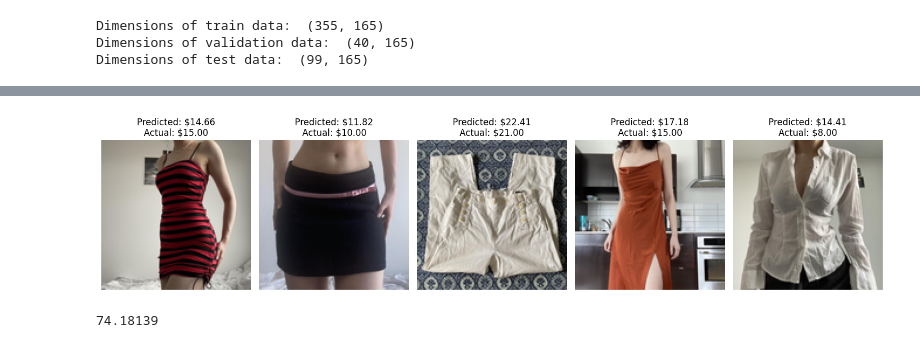
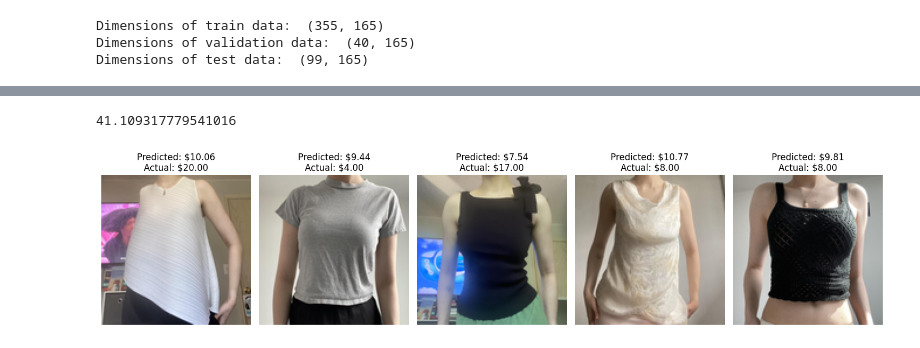
Before and after one commit to mmlegate/Depop-Data-Analysis, a Jupyter notebook: depop_cnn.ipynb, the cells around one changed output, grey strips where cells are left out. Drawn from its saved outputs; the diff is of its cells as text; code cells hidden in the pictures.

```diff
--- a/depop_cnn.ipynb
+++ b/depop_cnn.ipynb
@@ -25,7 +24,7 @@ drive.mount('/content/drive')
 Drive already mounted at /content/drive; to attempt to forcibly remount, call drive.mount("/content/drive", force_remount=True).
 # %%
 # Read CSV file that contains corresponding item data
-data = pd.read_csv('depop_item_details_complete.csv')
+data = pd.read_csv('/content/drive/MyDrive/depop_item_details_complete.csv')
 data = data.drop(columns=['Image', 'Date', 'Location'])
 data.head()
 # %% [output]
@@ -152,3 +123,10 @@ data['Description'] = list(description_vectors)
+# %%
+# Initialize pre-trained BERT model and tokenizer
+bert_model = BertModel.from_pretrained('bert-base-uncased')
+bert_tokenizer = BertTokenizer.from_pretrained('bert-base-uncased')
+
+# Initialize vocab_size for later use
+vocab_size = bert_tokenizer.vocab_size
 # %%
 # Scale Price listed values to help neural network
 scaler = StandardScaler()
@@ -215,8 +248,9 @@ train_dataset = DepopDataset(train_data)
 val_dataset = DepopDataset(val_data)
 test_dataset = DepopDataset(test_data)
 
-batch_size = 20  # Adjust as needed
+batch_size = 10  # Adjust as needed
 
-train_loader = DataLoader(train_dataset, batch_size=batch_size, shuffle=True)
-val_loader = DataLoader(val_dataset, batch_size=batch_size, shuffle=False)
-test_loader = DataLoader(test_dataset, batch_size=batch_size, shuffle=False)
+# Instantiate DataLoader with custom collate function
+train_loader = DataLoader(train_dataset, batch_size=batch_size, shuffle=True, collate_fn=custom_collate_fn) # We only care about shuffling the training dataset
+val_loader = DataLoader(val_dataset, batch_size=batch_size, shuffle=False, collate_fn=custom_collate_fn)
+test_loader = DataLoader(test_dataset, batch_size=batch_size, shuffle=False, collate_fn=custom_collate_fn)
@@ -425,16 +561,18 @@ test_loss = 0.0
 predictions = []
 actuals = []
 with torch.no_grad():
-    for test_inputs, test_labels in test_loader:
-        test_image = test_inputs[:, :128*128*3].view(-1, 3, 128, 128)
-        test_description = test_inputs[:, 128*128*3:128*128*3+1000]
-        test_other_features = test_inputs[:, 128*128*3+1000:]
+    for test_batch in test_loader:
+        test_image = test_batch['images']
+        test_input_ids = test_batch['input_ids']
+        test_attention_mask = test_batch['attention_masks']
+        test_other_features = test_batch['other_features']
+        test_label = test_batch['labels']
 
-        test_outputs = model(test_image, test_description, test_other_features)
-        test_loss += criterion(test_outputs, test_labels.view(-1, 1)).item()
+        test_outputs = model(test_image, test_input_ids, test_other_features, test_attention_mask)
+        test_loss += criterion(test_outputs, test_label.view(-1, 1)).item()
 
         predictions.extend(test_outputs.view(-1).cpu().numpy())
-        actuals.extend(test_labels.cpu().numpy())
+        actuals.extend(test_label.cpu().numpy())
 
 avg_test_loss = test_loss / len(test_loader)
 print(f'Test Loss: {avg_test_loss:.4f}')
@@ -443,36 +581,40 @@ Test Loss: 113.6375
+# %%
+calculate_mape(torch.tensor(predictions),torch.tensor(actuals))
+# %% [output]
+41.109317779541016
 # %%
 # Now we'll visualize model performance
 num_samples = 5  # Adjust based on how many you want to see
 real_values = actuals[-num_samples: ]
 predicted_values = predictions[-num_samples: ]
 
 # Define the mean and std values used for normalization
 mean = torch.tensor([0.485, 0.456, 0.406])
 std = torch.tensor([0.229, 0.224, 0.225])
 
 # Function to reverse normalization
 def reverse_normalize(tensor):
     return tensor * std[:, None, None] + mean[:, None, None]
 
 plt.figure(figsize=(15, 10))
 
-for i, input  in enumerate(test_inputs[-num_samples:]):
-    image_tensor = input[:128*128*3]  # Extract the features for the idx
+for i  in range(1, num_samples + 1):
+    image_tensor = test_batch['images'][-num_samples + i - 1]  # Extract the features for the idx
     image = image_tensor.view(3, 128, 128)  # Reshape to (C, H, W)
     image = reverse_normalize(image)  # Apply reverse normalization
-    actual_price = real_values[i].item()  # Ensure it's a scalar
-    predicted_price = predicted_values[i].item()  # Ensure it's a scalar
+    actual_price = real_values[i - 1].item()  # Ensure it's a scalar
+    predicted_price = predicted_values[i - 1].item()  # Ensure it's a scalar
 
     # Transpose to HxWxC for visualization
     image = image.permute(1, 2, 0).cpu().numpy()  # Convert to HxWxC for plt.imshow
 
     # Plotting
-    plt.subplot(2, num_samples, i + 1)
+    plt.subplot(2, num_samples, i)
     plt.imshow(image)  # Display the image
     plt.axis('off')  # Hide axes
     plt.title(f'Predicted: ${predicted_price:.2f}\nActual: ${actual_price:.2f}')  # Show prices
 
 plt.tight_layout()  # Adjust layout to prevent overlap
 plt.show()
 # %% [output]
-[figure, old version]
+[figure, new version]
@@ -505,4 +620,0 @@ def calculate_mape(actuals, predictions):
-# %%
-calculate_mape(torch.tensor(actuals), torch.tensor(predictions))
-# %% [output]
-74.18139
```
Also changed, not shown: parts of 16 cells of this notebook.
